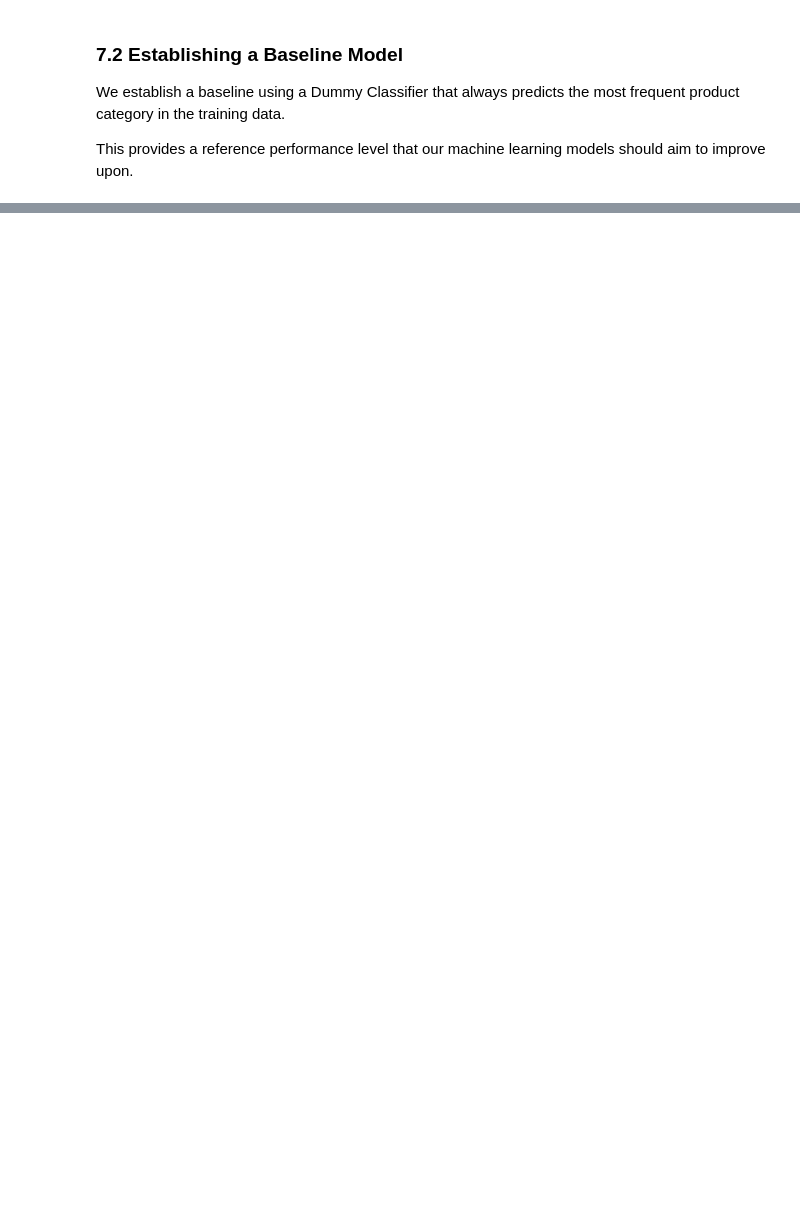
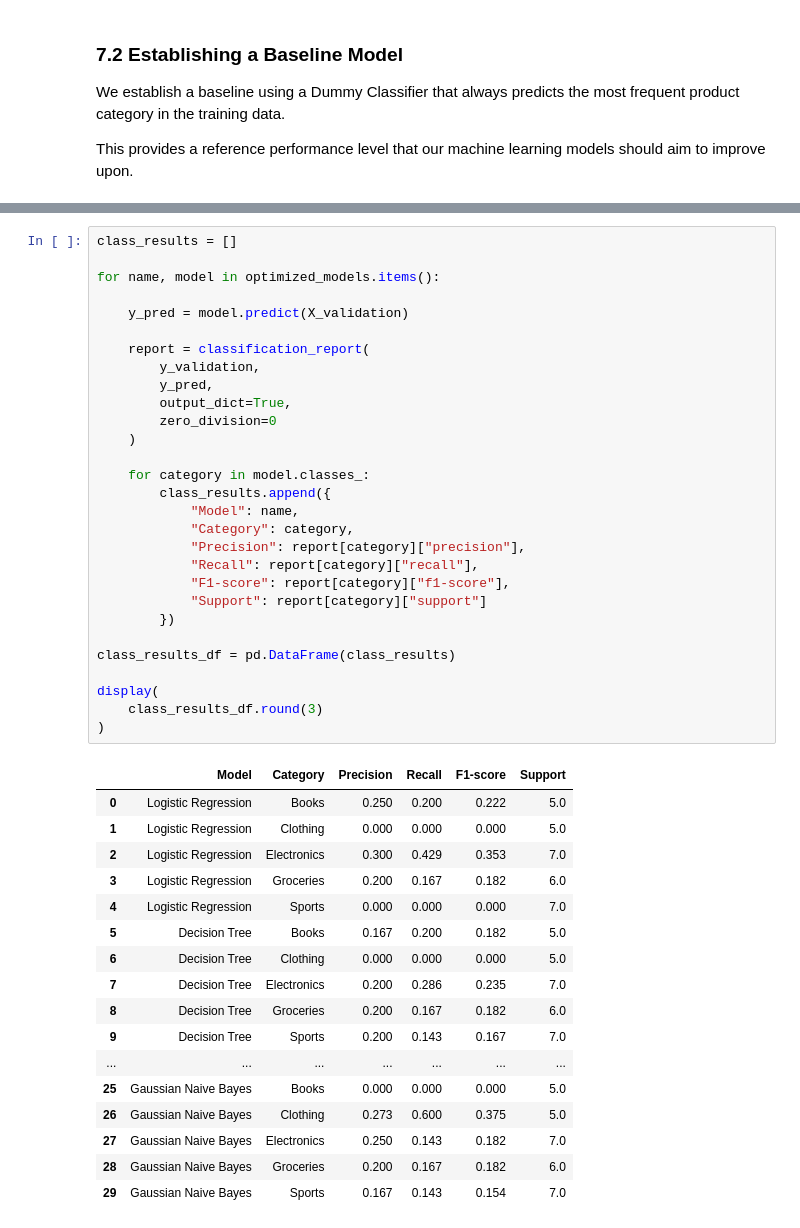
Before and after one commit to jbyiringiro/Formative2-Data_Preprocessing, a Jupyter notebook: notebooks/01_data_merge_eda_product_model.ipynb, the cells around one changed output, grey strips where cells are left out. Cells and saved outputs as stored; diff of their text form; blank space fills up the shorter version.

```diff
--- a/notebooks/01_data_merge_eda_product_model.ipynb
+++ b/notebooks/01_data_merge_eda_product_model.ipynb
@@ -2021,0 +1923,47 @@ print(prediction_result)
+# %%
+class_results = []
+
+for name, model in optimized_models.items():
+
+    y_pred = model.predict(X_validation)
+
+    report = classification_report(
+        y_validation,
+        y_pred,
+        output_dict=True,
+        zero_division=0
+    )
+
+    for category in model.classes_:
+        class_results.append({
+            "Model": name,
+            "Category": category,
+            "Precision": report[category]["precision"],
+            "Recall": report[category]["recall"],
+            "F1-score": report[category]["f1-score"],
+            "Support": report[category]["support"]
+        })
+
+class_results_df = pd.DataFrame(class_results)
+
+display(
+    class_results_df.round(3)
+)
+# %% [output]
+|  | Model | Category | Precision | Recall | F1-score | Support |
+| 0 | Logistic Regression | Books | 0.250 | 0.200 | 0.222 | 5.0 |
+| 1 | Logistic Regression | Clothing | 0.000 | 0.000 | 0.000 | 5.0 |
+| 2 | Logistic Regression | Electronics | 0.300 | 0.429 | 0.353 | 7.0 |
+| 3 | Logistic Regression | Groceries | 0.200 | 0.167 | 0.182 | 6.0 |
+| 4 | Logistic Regression | Sports | 0.000 | 0.000 | 0.000 | 7.0 |
+| 5 | Decision Tree | Books | 0.167 | 0.200 | 0.182 | 5.0 |
+| 6 | Decision Tree | Clothing | 0.000 | 0.000 | 0.000 | 5.0 |
+| 7 | Decision Tree | Electronics | 0.200 | 0.286 | 0.235 | 7.0 |
+| 8 | Decision Tree | Groceries | 0.200 | 0.167 | 0.182 | 6.0 |
+| 9 | Decision Tree | Sports | 0.200 | 0.143 | 0.167 | 7.0 |
+| ... | ... | ... | ... | ... | ... | ... |
+| 25 | Gaussian Naive Bayes | Books | 0.000 | 0.000 | 0.000 | 5.0 |
+| 26 | Gaussian Naive Bayes | Clothing | 0.273 | 0.600 | 0.375 | 5.0 |
+| 27 | Gaussian Naive Bayes | Electronics | 0.250 | 0.143 | 0.182 | 7.0 |
+| 28 | Gaussian Naive Bayes | Groceries | 0.200 | 0.167 | 0.182 | 6.0 |
+| 29 | Gaussian Naive Bayes | Sports | 0.167 | 0.143 | 0.154 | 7.0 |
```
Also changed, not shown: parts of 58 cells of this notebook.
